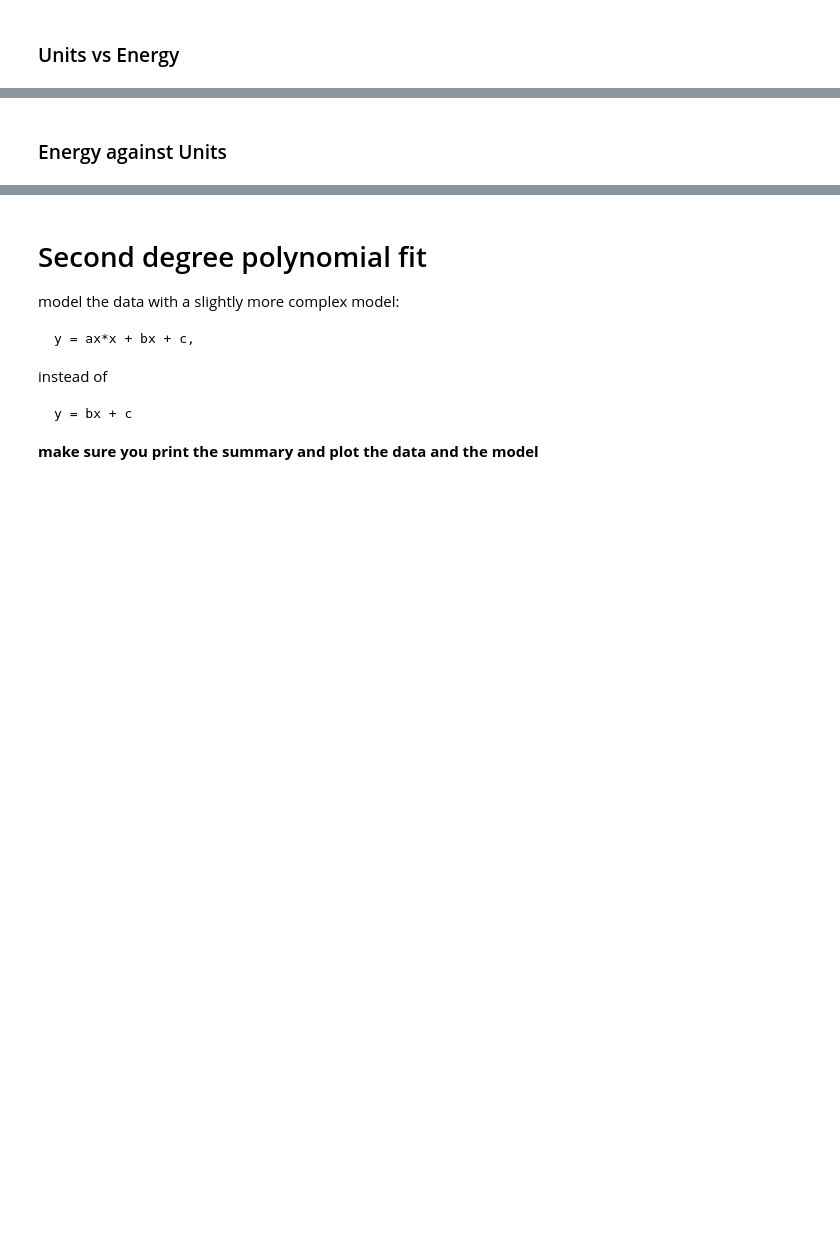
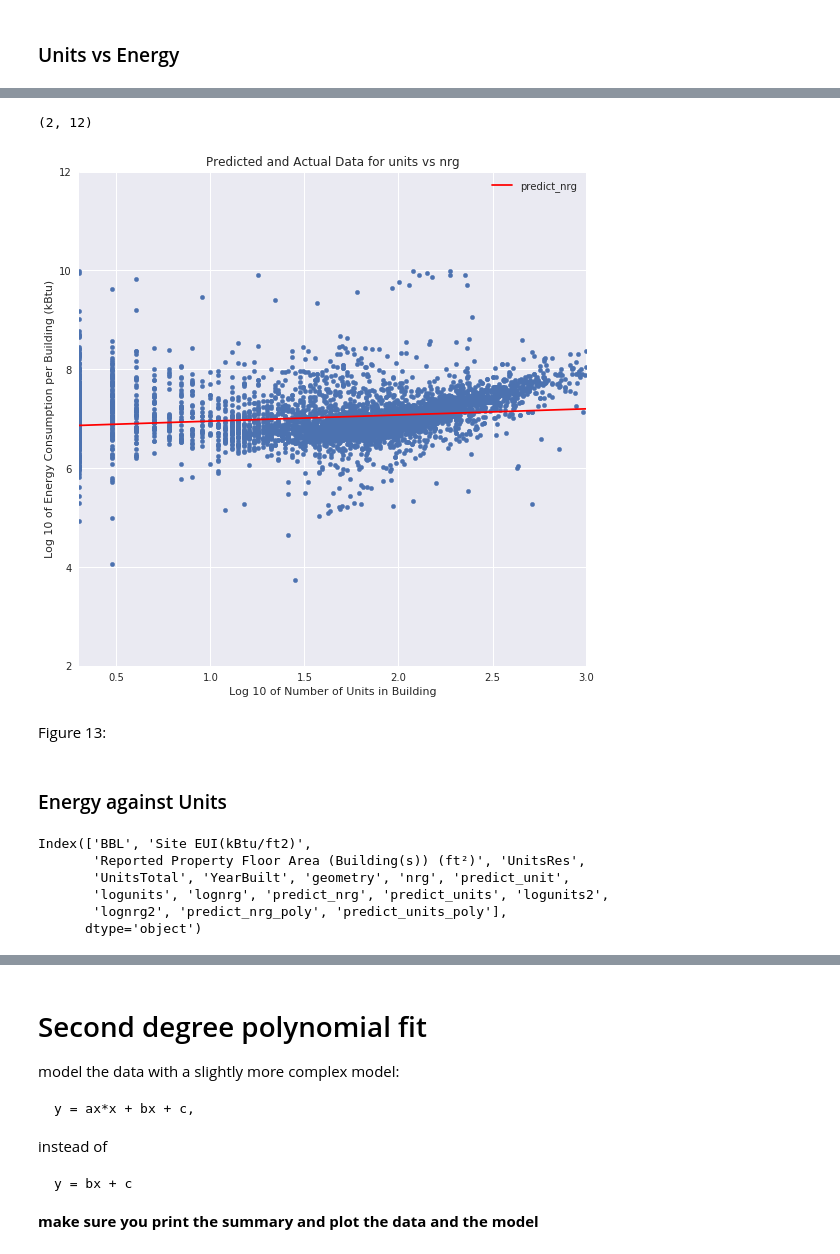
Before and after one commit to samjfalk/PUI2018_sjf374, a Jupyter notebook: HW10_sjf374/HW10_2_sjf374.ipynb, the cells around one changed output, grey strips where cells are left out. Saved outputs shown, nothing was run; the diff lists cells and outputs as text; code cells hidden in the pictures; blank space fills up the shorter version.

```diff
--- a/HW10_sjf374/HW10_2_sjf374.ipynb
+++ b/HW10_sjf374/HW10_2_sjf374.ipynb
@@ -700,0 +717,9 @@ However, indulge me and try both models: models (nrg vs units total & units tota
+# %%
+bblnrgdata['logunits'] = np.log10(bblnrgdata['UnitsTotal']+1)
+bblnrgdata['lognrg'] = np.log10(bblnrgdata['nrg']+1)
+# %%
+bblnrgdata.sort_values(by='logunits', inplace=True)
+bblnrgdata.reset_index(drop=True, inplace=True)
+# %%
+fitols_unit = smf.ols(formula='lognrg ~ logunits', data=bblnrgdata).fit()
+fitols_unit.summary()
@@ -701,2 +765,20 @@ However, indulge me and try both models: models (nrg vs units total & units tota
+# %%
+bblnrgdata['predict_nrg'] = fitols_unit.predict(bblnrgdata)
+# %%
+fig = pl.figure(figsize=(20,20))
+ax1 = fig.add_subplot(221)
+
+bblnrgdata.plot(kind='scatter', x='logunits', y='lognrg', ax=ax1)
+bblnrgdata.plot(x='logunits', y='predict_nrg', c='r', ax=ax1)
+pl.title('Predicted and Actual Data for units vs nrg')
+pl.ylabel('Log 10 of Energy Consumption per Building (kBtu)')
+pl.xlabel('Log 10 of Number of Units in Building')
+pl.ylim(2,12)
+#pl.xlim(1000,1e10)
+# %% [output]
+(2, 12)
+[figure, added]
+# %% [markdown]
+Figure 13:
 # %% [markdown]
 ### Energy against Units
@@ -702,0 +790,9 @@ However, indulge me and try both models: models (nrg vs units total & units tota
+# %%
+bblnrgdata.columns
+# %% [output]
+Index(['BBL', 'Site EUI(kBtu/ft2)',
+       'Reported Property Floor Area (Building(s)) (ft²)', 'UnitsRes',
+       'UnitsTotal', 'YearBuilt', 'geometry', 'nrg', 'predict_unit',
+       'logunits', 'lognrg', 'predict_nrg', 'predict_units', 'logunits2',
+       'lognrg2', 'predict_nrg_poly', 'predict_units_poly'],
+      dtype='object')
```
Also changed, not shown: parts of 52 cells of this notebook.
